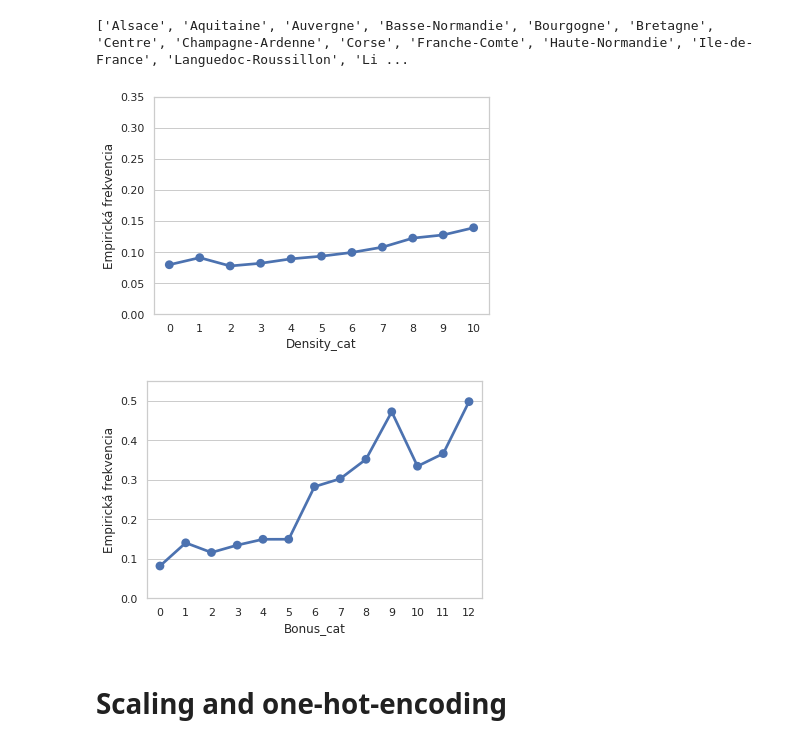
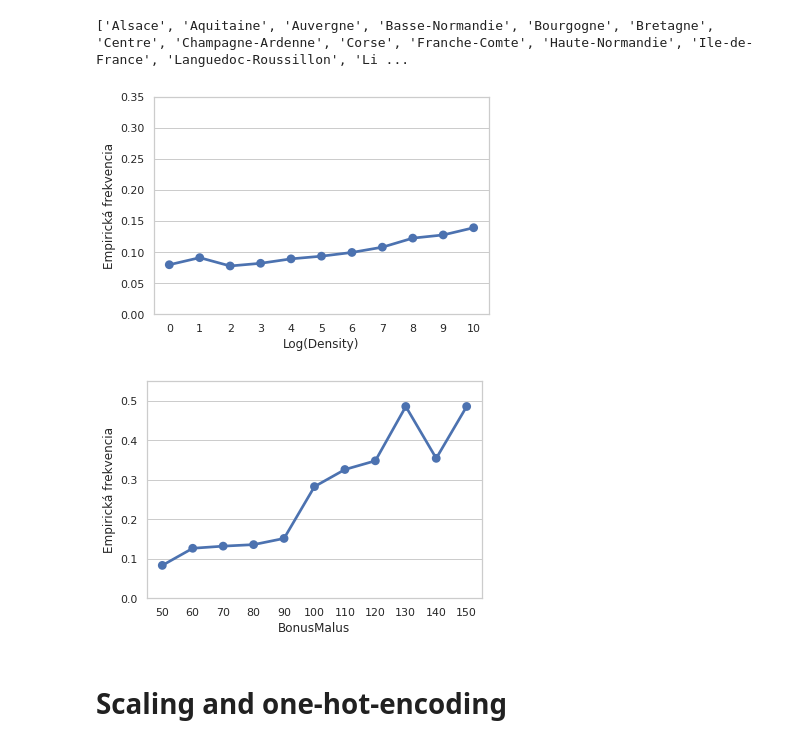
Before and after one commit to jademuun/car_insurance_MTPL, a Jupyter notebook: preprocessing.ipynb, the cells around one changed output. Saved outputs shown, nothing was run; the diff lists cells and outputs as text; code cells hidden in the pictures.

Commit message:
Added empirical frequency plots

```diff
--- a/preprocessing.ipynb
+++ b/preprocessing.ipynb
@@ -329,20 +325,25 @@ empirical = (df.groupby(['Density_cat'], as_index=False))[['ClaimNb', 'Exposure'
 empirical['frequency'] = empirical['ClaimNb'] / empirical['Exposure']
 ax = sns.pointplot(x = 'Density_cat', y = 'frequency', data = empirical)
 ax.set_ylabel("Empirická frekvencia")
+ax.set_xlabel("Log(Density)")
 ax.set(ylim=(0.0, 0.35))
 plt.show()
+p
 # %% [output]
-[figure, old version]
+[figure, new version]
 # %%
-df['Bonus_cat'] = pd.cut(df['BonusMalus'], 13, retbins=True, labels = False)[0]
+df['Bonus_cat'] = pd.cut(df['BonusMalus'], 11, retbins=True, labels = False)[0]
 empirical = (df.groupby(['Bonus_cat'], as_index=False))[['ClaimNb', 'Exposure']].sum()
 empirical['frequency'] = empirical['ClaimNb'] / empirical['Exposure']
 ax = sns.pointplot(x = 'Bonus_cat', y = 'frequency', data = empirical)
 ax.set_ylabel("Empirická frekvencia")
+ax.set_xlabel("BonusMalus")
 ax.set(ylim=(0.0, 0.55))
+new_ticks = range(50, 160, 10)
+plt.xticks(range(0, len(new_ticks), 1), new_ticks)
 plt.show()
 # %% [output]
-[figure, old version]
+[figure, new version]
 # %% [markdown]
 # Scaling and one-hot-encoding
 # %%
```
Also changed, not shown: parts of 1 cell of this notebook.
